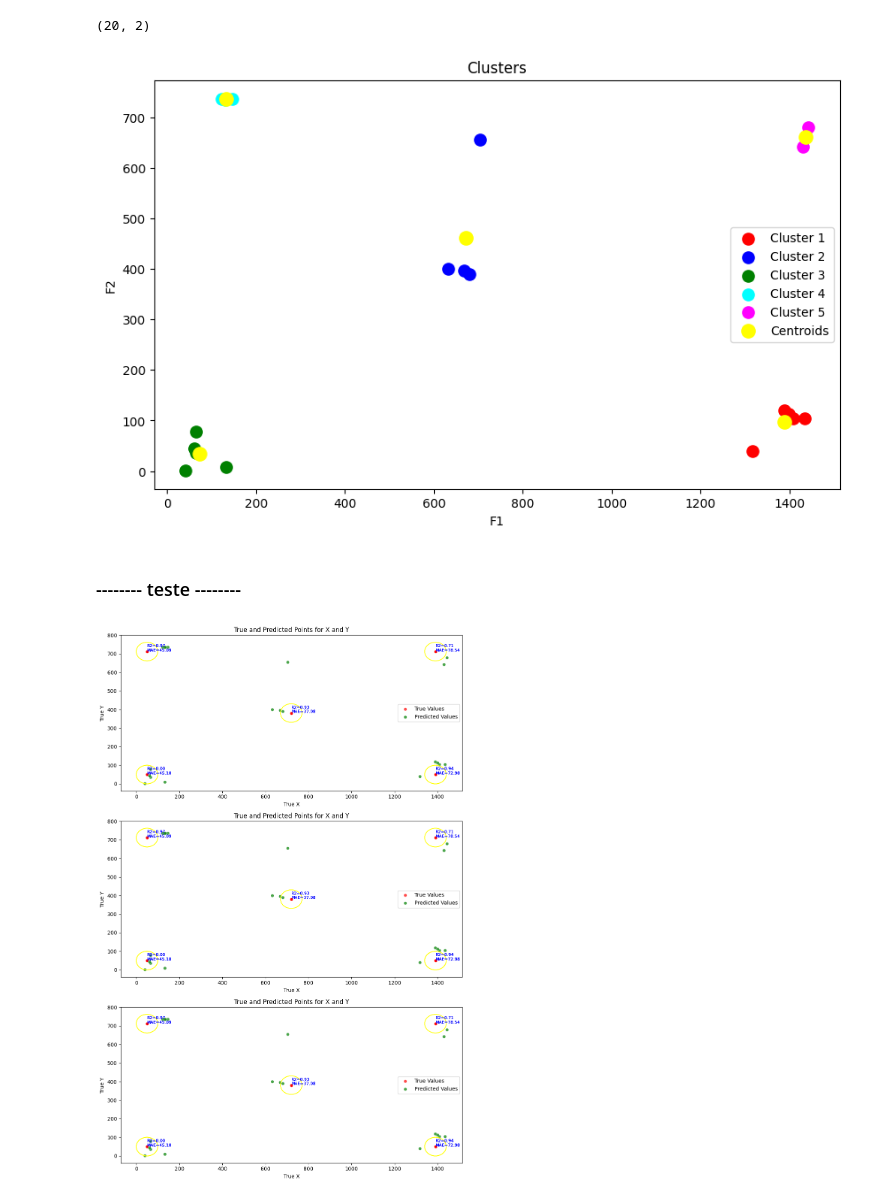
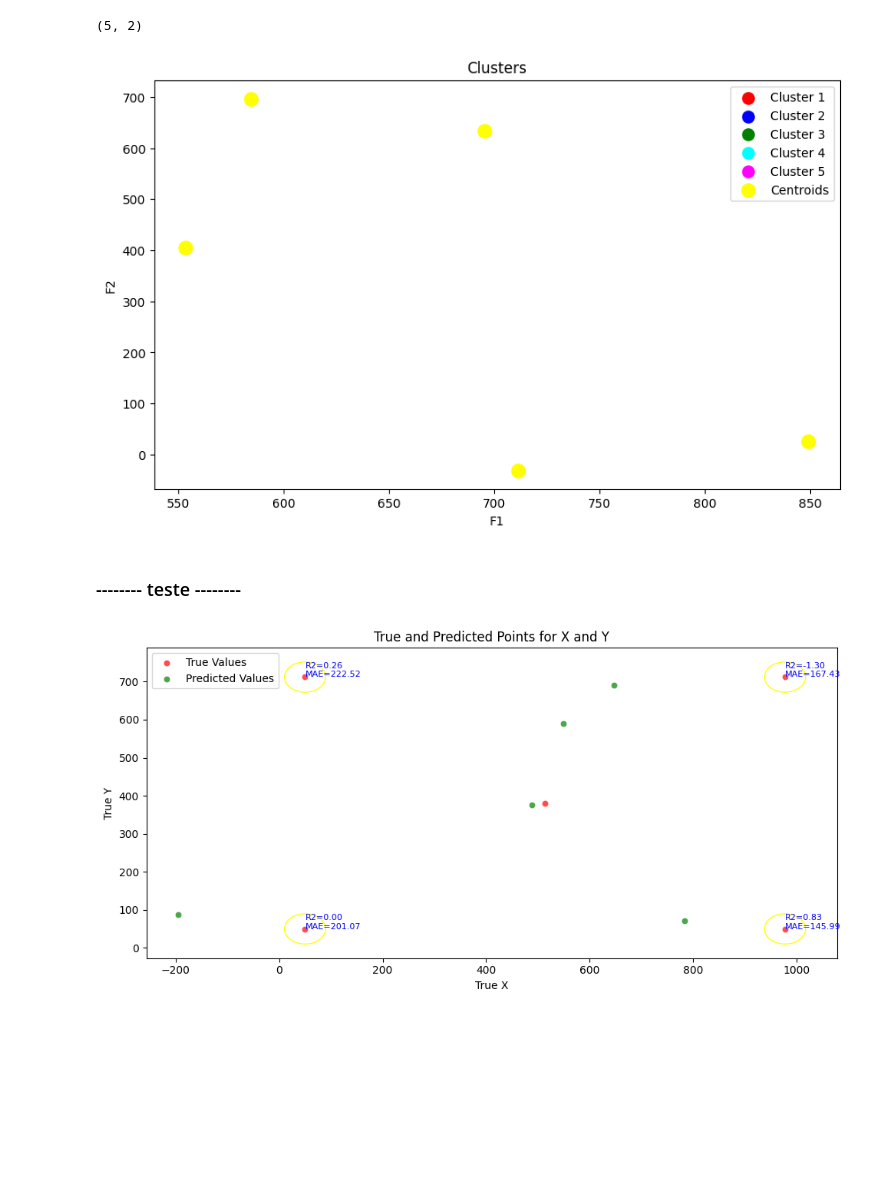
Before and after one commit to ruxailab/web-eye-tracker, a Jupyter notebook: app/services/calib_validation/test.ipynb, the cells around one changed output. Saved outputs shown, nothing was run; the diff lists cells and outputs as text; code cells hidden in the pictures; blank space fills up the shorter version.

```diff
--- a/app/services/calib_validation/test.ipynb
+++ b/app/services/calib_validation/test.ipynb
@@ -72,5 +72,5 @@ array([[1.206139  , 1.22463571],
 # %%
-X_train_x, X_test_x, y_train_x, y_test_x = train_test_split(X_x, y_x, test_size=0.2, random_state=42)
+X_train_x, X_test_x, y_train_x, y_test_x = train_test_split(X_x, y_x, test_size=0.2, shuffle=True)
 # %%
 model_x = linear_model.LinearRegression()
 model_x.fit(X_train_x, y_train_x)
@@ -95,7 +92,7 @@ plt.show()
 X_y = df[['left_iris_y', 'right_iris_y']]
 y_y = df['point_y']
 # %%
-X_train_y, X_test_y, y_train_y, y_test_y = train_test_split(X_y, y_y, test_size=0.2, random_state=42)
+X_train_y, X_test_y, y_train_y, y_test_y = train_test_split(X_y, y_y, test_size=0.2, shuffle=True)
 # %%
 model = linear_model.LinearRegression()
 model.fit(X_train_y, y_train_y)
@@ -130,5 +127,5 @@ data = np.array([y_pred_x, y_pred_y]).T
 # %%
 data.shape
 # %% [output]
-(20, 2)
+(5, 2)
 # %%
@@ -159,7 +156,7 @@ plt.legend()
 
 plt.show()
 # %% [output]
-[figure, old version]
+[figure, new version]
 # %% [markdown]
 ### -------- teste --------
 # %%
@@ -193,12 +190,14 @@ def plot(ax, y_test_x, y_pred_x, y_test_y, y_pred_y, title=None):
         if len(x_within_range) > 1 and len(y_within_range) > 1:
 
             combined_predictions = x_within_range + y_within_range
-            true_values = [true_x] * len(x_within_range) + \
+            combined_true = [true_x] * len(x_within_range) + \
                 [true_y] * len(y_within_range)
+            #true_values = [true_x] * len(x_within_range) + \
+            #    [true_y] * len(y_within_range)
 
-            r2_combined = r2_score(true_values, combined_predictions)
+            r2_combined = r2_score(combined_true, combined_predictions)
             mae_combined = mean_absolute_error(
-                true_values, combined_predictions)
+                combined_true, combined_predictions)
 
             circle = plt.Circle((true_x, true_y), circle_radius,
                                 color='yellow', fill=False)
@@ -247,31 +246,31 @@ def analysis(df, ax=None, title=None):
 # %%
 df = pd.read_csv('./csv/data/_fixed_train_data.csv')
 df = df.drop(['screen_height', 'screen_width'], axis=1)
 
-df_list = [df, df, df]
+df_list = [df]
 
 # num_rows = len(df_list) // 2 + len(df_list) % 2
 # num_cols = min(2, len(df_list))
 
 num_rows = len(df_list)
 num_cols = 1
 
 fig_height = 5 * num_rows
 fig, axes = plt.subplots(
     num_rows, num_cols, figsize=(10, fig_height), squeeze=False)
 
 for i, df in enumerate(df_list):
 
     # row_idx = i // num_cols
     # col_idx = i % num_cols
 
     row_idx = i
     col_idx = 0
 
     ax = axes[row_idx, col_idx]
     analysis(df, ax)
 
 plt.tight_layout()
 plt.show()
 # %% [output]
-[figure, old version]
+[figure, new version]
```
Also changed, not shown: parts of 14 cells of this notebook, 2 other files.
